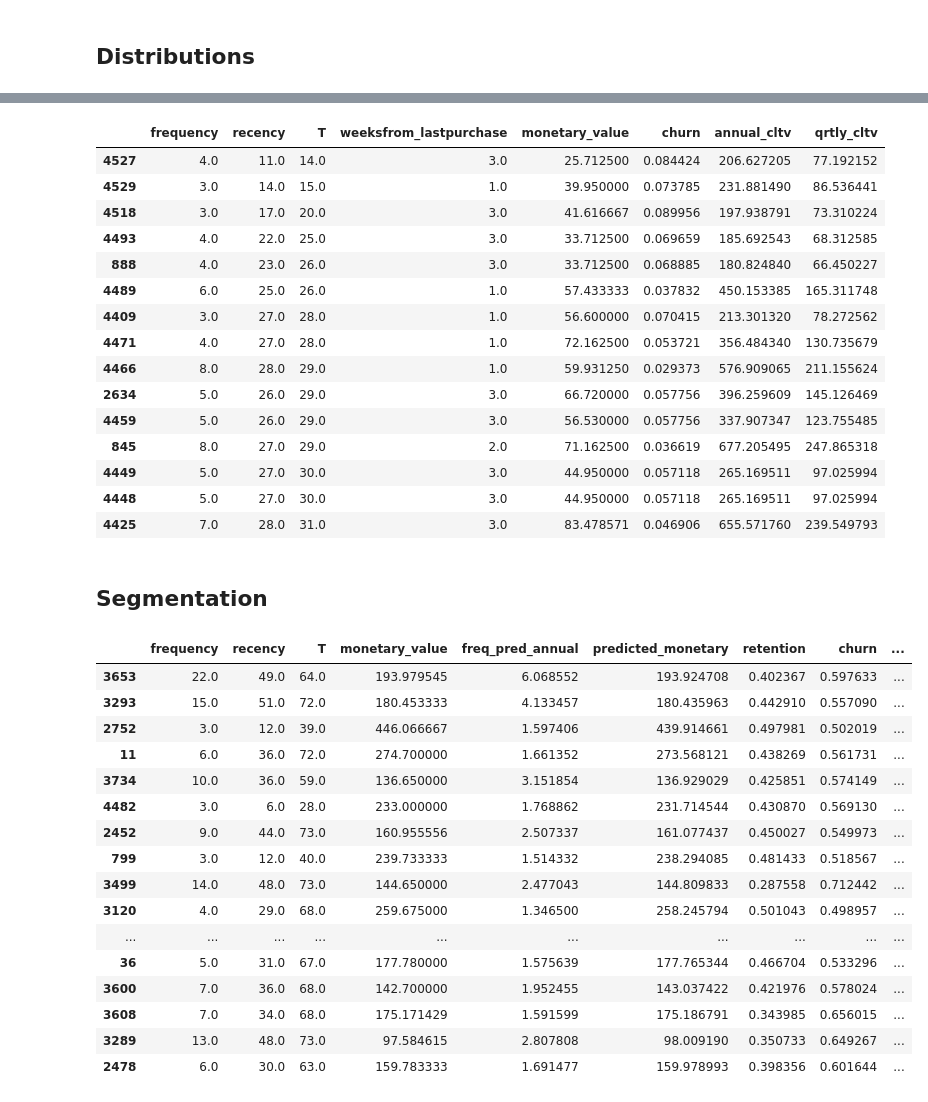
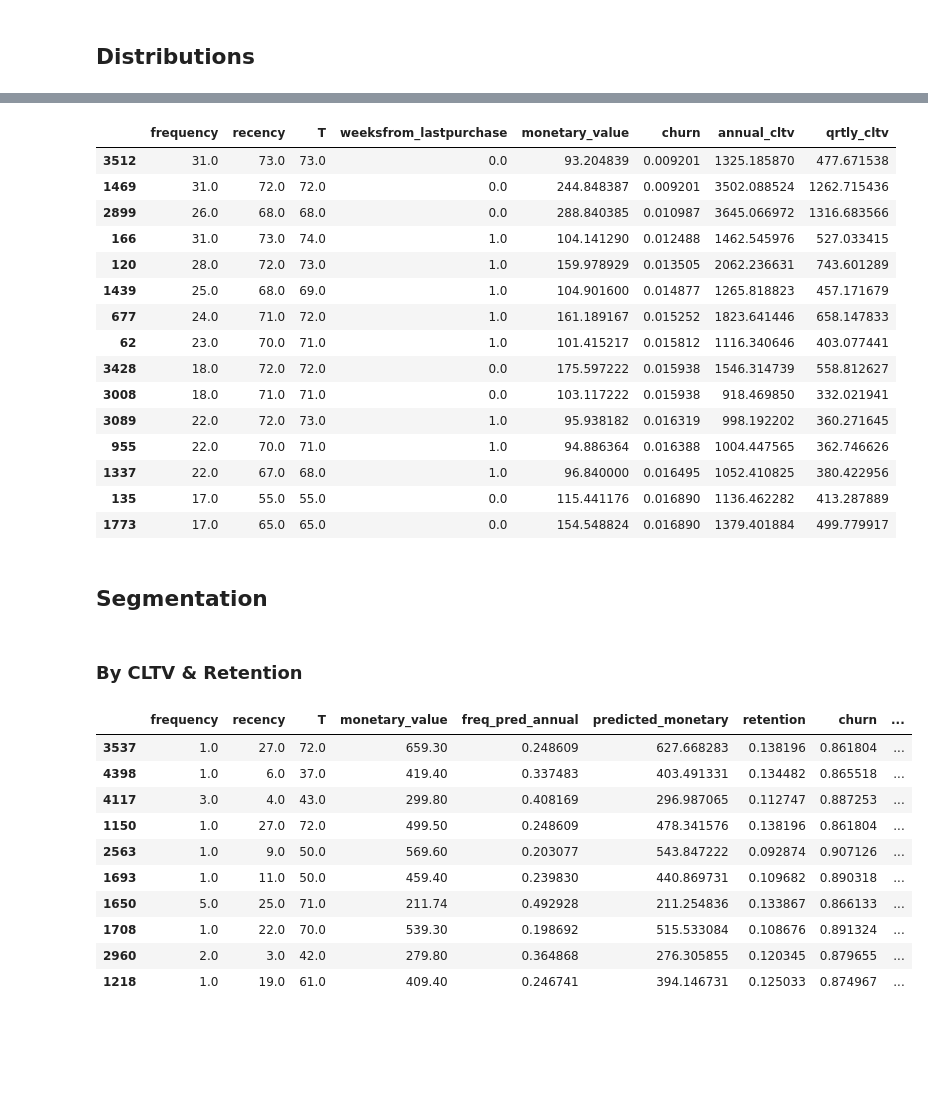
Before and after one commit to a-memme/Customer_Churn_and_CLTV, a Jupyter notebook: CLTV_and_Churn.ipynb, the cells around one changed output, grey strips where cells are left out. Saved outputs shown, nothing was run; the diff lists cells and outputs as text; code cells hidden in the pictures; blank space fills up the shorter version.

```diff
--- a/CLTV_and_Churn.ipynb
+++ b/CLTV_and_Churn.ipynb
@@ -97,11 +104,11 @@ rfm.describe()
 # %% [markdown]
 ## **Churn - BG/NBD Model**
 # %%
-# Establishment of the BG-NBD model
-bgf = BetaGeoFitter(penalizer_coef=0.0001)
- #(penalizer_coef=0.001)
+# Establishment of the BG-NBD model - (modified version commented out but would be used to account for frequences of 0 - i.e single purchasers who haven't had repeat transactions)
 
-bgf.fit(rfm['frequency'],
+mbgf = BetaGeoFitter()
+#bgf = ModifiedBetaGeoFitter(penalizer_coef=0.001)
+mbgf.fit(rfm['frequency'],
         rfm['recency'],
         rfm['T'])
 # %% [output]
@@ -158,6 +181,6 @@ MAE = 0.24472554824434903
 # %%
 #Store frequency prediction of 1 year (52 weeks)
-rfm['freq_pred_annual'] = bgf.predict(52, rfm['frequency'],rfm['recency'], rfm['T'])
+rfm['freq_pred_annual'] = mbgf.predict(52, rfm['frequency'],rfm['recency'], rfm['T'])
 # %% [markdown]
 ## **CLTV - Gamma Gamma Model**
 # %%
@@ -220,8 +239,8 @@ MAE = 3.132866672775503
 # %% [markdown]
 ## **Calculating Probabilities & CLTV**
 # %%
-rfm['retention'] = bgf.conditional_probability_alive(rfm['frequency'], rfm['recency'],rfm['T'])
-rfm['churn'] = 1 - bgf.conditional_probability_alive(rfm['frequency'], rfm['recency'],rfm['T'])
+rfm['retention'] = mbgf.conditional_probability_alive(rfm['frequency'], rfm['recency'],rfm['T'])
+rfm['churn'] = 1 - mbgf.conditional_probability_alive(rfm['frequency'], rfm['recency'],rfm['T'])
 rfm['annual_cltv'] = ggf.customer_lifetime_value(bgf,
                                           rfm['frequency'],
                                           rfm['recency'],
@@ -240,3 +259,4 @@ rfm['qrtly_cltv'] = ggf.customer_lifetime_value(bgf,
                                           freq='W',#T calculated in weeks for our model
                                           discount_rate = 0.01 #sample discount rate
                                           )
+rfm['weeksfrom_lastpurchase'] = rfm['T'] - rfm['recency']
@@ -326,48 +376,43 @@ fig.show()
 [interactive output not drawn]
 # %%
 #Understand recency/tenure/freq profiles customers in the 0-10% churn bin
-analyze['weeksfrom_lastpurchase'] = analyze['T'] - analyze['recency']
-analyze.loc[analyze['churn'] <= 0.1, ['frequency', 'recency', 'T', 'weeksfrom_lastpurchase', 'monetary_value', 'churn', 'annual_cltv', 'qrtly_cltv']].sort_values(['T'], ascending=True).head(15)
+analyze.loc[analyze['churn'] <= 0.1, ['frequency', 'recency', 'T', 'weeksfrom_lastpurchase', 'monetary_value', 'churn', 'annual_cltv', 'qrtly_cltv']].sort_values(['churn'], ascending=True).head(15)
 # %% [output]
 |  | frequency | recency | T | weeksfrom_lastpurchase | monetary_value | churn | annual_cltv | qrtly_cltv |
-| 4527 | 4.0 | 11.0 | 14.0 | 3.0 | 25.712500 | 0.084424 | 206.627205 | 77.192152 |
-| 4529 | 3.0 | 14.0 | 15.0 | 1.0 | 39.950000 | 0.073785 | 231.881490 | 86.536441 |
-| 4518 | 3.0 | 17.0 | 20.0 | 3.0 | 41.616667 | 0.089956 | 197.938791 | 73.310224 |
-| 4493 | 4.0 | 22.0 | 25.0 | 3.0 | 33.712500 | 0.069659 | 185.692543 | 68.312585 |
-| 888 | 4.0 | 23.0 | 26.0 | 3.0 | 33.712500 | 0.068885 | 180.824840 | 66.450227 |
-| 4489 | 6.0 | 25.0 | 26.0 | 1.0 | 57.433333 | 0.037832 | 450.153385 | 165.311748 |
-| 4409 | 3.0 | 27.0 | 28.0 | 1.0 | 56.600000 | 0.070415 | 213.301320 | 78.272562 |
-| 4471 | 4.0 | 27.0 | 28.0 | 1.0 | 72.162500 | 0.053721 | 356.484340 | 130.735679 |
-| 4466 | 8.0 | 28.0 | 29.0 | 1.0 | 59.931250 | 0.029373 | 576.909065 | 211.155624 |
-| 2634 | 5.0 | 26.0 | 29.0 | 3.0 | 66.720000 | 0.057756 | 396.259609 | 145.126469 |
-| 4459 | 5.0 | 26.0 | 29.0 | 3.0 | 56.530000 | 0.057756 | 337.907347 | 123.755485 |
-| 845 | 8.0 | 27.0 | 29.0 | 2.0 | 71.162500 | 0.036619 | 677.205495 | 247.865318 |
-| 4449 | 5.0 | 27.0 | 30.0 | 3.0 | 44.950000 | 0.057118 | 265.169511 | 97.025994 |
-| 4448 | 5.0 | 27.0 | 30.0 | 3.0 | 44.950000 | 0.057118 | 265.169511 | 97.025994 |
-| 4425 | 7.0 | 28.0 | 31.0 | 3.0 | 83.478571 | 0.046906 | 655.571760 | 239.549793 |
+| 3512 | 31.0 | 73.0 | 73.0 | 0.0 | 93.204839 | 0.009201 | 1325.185870 | 477.671538 |
+| 1469 | 31.0 | 72.0 | 72.0 | 0.0 | 244.848387 | 0.009201 | 3502.088524 | 1262.715436 |
+| 2899 | 26.0 | 68.0 | 68.0 | 0.0 | 288.840385 | 0.010987 | 3645.066972 | 1316.683566 |
+| 166 | 31.0 | 73.0 | 74.0 | 1.0 | 104.141290 | 0.012488 | 1462.545976 | 527.033415 |
+| 120 | 28.0 | 72.0 | 73.0 | 1.0 | 159.978929 | 0.013505 | 2062.236631 | 743.601289 |
+| 1439 | 25.0 | 68.0 | 69.0 | 1.0 | 104.901600 | 0.014877 | 1265.818823 | 457.171679 |
+| 677 | 24.0 | 71.0 | 72.0 | 1.0 | 161.189167 | 0.015252 | 1823.641446 | 658.147833 |
+| 62 | 23.0 | 70.0 | 71.0 | 1.0 | 101.415217 | 0.015812 | 1116.340646 | 403.077441 |
+| 3428 | 18.0 | 72.0 | 72.0 | 0.0 | 175.597222 | 0.015938 | 1546.314739 | 558.812627 |
+| 3008 | 18.0 | 71.0 | 71.0 | 0.0 | 103.117222 | 0.015938 | 918.469850 | 332.021941 |
+| 3089 | 22.0 | 72.0 | 73.0 | 1.0 | 95.938182 | 0.016319 | 998.192202 | 360.271645 |
+| 955 | 22.0 | 70.0 | 71.0 | 1.0 | 94.886364 | 0.016388 | 1004.447565 | 362.746626 |
+| 1337 | 22.0 | 67.0 | 68.0 | 1.0 | 96.840000 | 0.016495 | 1052.410825 | 380.422956 |
+| 135 | 17.0 | 55.0 | 55.0 | 0.0 | 115.441176 | 0.016890 | 1136.462282 | 413.287889 |
+| 1773 | 17.0 | 65.0 | 65.0 | 0.0 | 154.548824 | 0.016890 | 1379.401884 | 499.779917 |
 # %% [markdown]
 ## **Segmentation**
+# %% [markdown]
+### **By CLTV & Retention**
 # %%
 #Segment customers by retention probability
 analyze['retention_segment'] = pd.qcut(analyze['retention'],4,['D','C','B','A'])
 
 #Sort D group by cltv highest to lowest to understand which customers best to target
-analyze[analyze['retention_segment'] == 'D'].sort_values(['annual_cltv'], ascending=False).head(20)
+analyze[analyze['retention_segment'] == 'D'].sort_values(['annual_cltv'], ascending=False).head(10)
 # %% [output]
 |  | frequency | recency | T | monetary_value | freq_pred_annual | predicted_monetary | retention | churn | ... |
-| 3653 | 22.0 | 49.0 | 64.0 | 193.979545 | 6.068552 | 193.924708 | 0.402367 | 0.597633 | ... |
-| 3293 | 15.0 | 51.0 | 72.0 | 180.453333 | 4.133457 | 180.435963 | 0.442910 | 0.557090 | ... |
-| 2752 | 3.0 | 12.0 | 39.0 | 446.066667 | 1.597406 | 439.914661 | 0.497981 | 0.502019 | ... |
-| 11 | 6.0 | 36.0 | 72.0 | 274.700000 | 1.661352 | 273.568121 | 0.438269 | 0.561731 | ... |
-| 3734 | 10.0 | 36.0 | 59.0 | 136.650000 | 3.151854 | 136.929029 | 0.425851 | 0.574149 | ... |
-| 4482 | 3.0 | 6.0 | 28.0 | 233.000000 | 1.768862 | 231.714544 | 0.430870 | 0.569130 | ... |
-| 2452 | 9.0 | 44.0 | 73.0 | 160.955556 | 2.507337 | 161.077437 | 0.450027 | 0.549973 | ... |
-| 799 | 3.0 | 12.0 | 40.0 | 239.733333 | 1.514332 | 238.294085 | 0.481433 | 0.518567 | ... |
-| 3499 | 14.0 | 48.0 | 73.0 | 144.650000 | 2.477043 | 144.809833 | 0.287558 | 0.712442 | ... |
-| 3120 | 4.0 | 29.0 | 68.0 | 259.675000 | 1.346500 | 258.245794 | 0.501043 | 0.498957 | ... |
-| ... | ... | ... | ... | ... | ... | ... | ... | ... | ... |
-| 36 | 5.0 | 31.0 | 67.0 | 177.780000 | 1.575639 | 177.765344 | 0.466704 | 0.533296 | ... |
-| 3600 | 7.0 | 36.0 | 68.0 | 142.700000 | 1.952455 | 143.037422 | 0.421976 | 0.578024 | ... |
-| 3608 | 7.0 | 34.0 | 68.0 | 175.171429 | 1.591599 | 175.186791 | 0.343985 | 0.656015 | ... |
-| 3289 | 13.0 | 48.0 | 73.0 | 97.584615 | 2.807808 | 98.009190 | 0.350733 | 0.649267 | ... |
-| 2478 | 6.0 | 30.0 | 63.0 | 159.783333 | 1.691477 | 159.978993 | 0.398356 | 0.601644 | ... |
+| 3537 | 1.0 | 27.0 | 72.0 | 659.30 | 0.248609 | 627.668283 | 0.138196 | 0.861804 | ... |
+| 4398 | 1.0 | 6.0 | 37.0 | 419.40 | 0.337483 | 403.491331 | 0.134482 | 0.865518 | ... |
+| 4117 | 3.0 | 4.0 | 43.0 | 299.80 | 0.408169 | 296.987065 | 0.112747 | 0.887253 | ... |
+| 1150 | 1.0 | 27.0 | 72.0 | 499.50 | 0.248609 | 478.341576 | 0.138196 | 0.861804 | ... |
+| 2563 | 1.0 | 9.0 | 50.0 | 569.60 | 0.203077 | 543.847222 | 0.092874 | 0.907126 | ... |
+| 1693 | 1.0 | 11.0 | 50.0 | 459.40 | 0.239830 | 440.869731 | 0.109682 | 0.890318 | ... |
+| 1650 | 5.0 | 25.0 | 71.0 | 211.74 | 0.492928 | 211.254836 | 0.133867 | 0.866133 | ... |
+| 1708 | 1.0 | 22.0 | 70.0 | 539.30 | 0.198692 | 515.533084 | 0.108676 | 0.891324 | ... |
+| 2960 | 2.0 | 3.0 | 42.0 | 279.80 | 0.364868 | 276.305855 | 0.120345 | 0.879655 | ... |
+| 1218 | 1.0 | 19.0 | 61.0 | 409.40 | 0.246741 | 394.146731 | 0.125033 | 0.874967 | ... |
```
Also changed, not shown: parts of 30 cells of this notebook.
